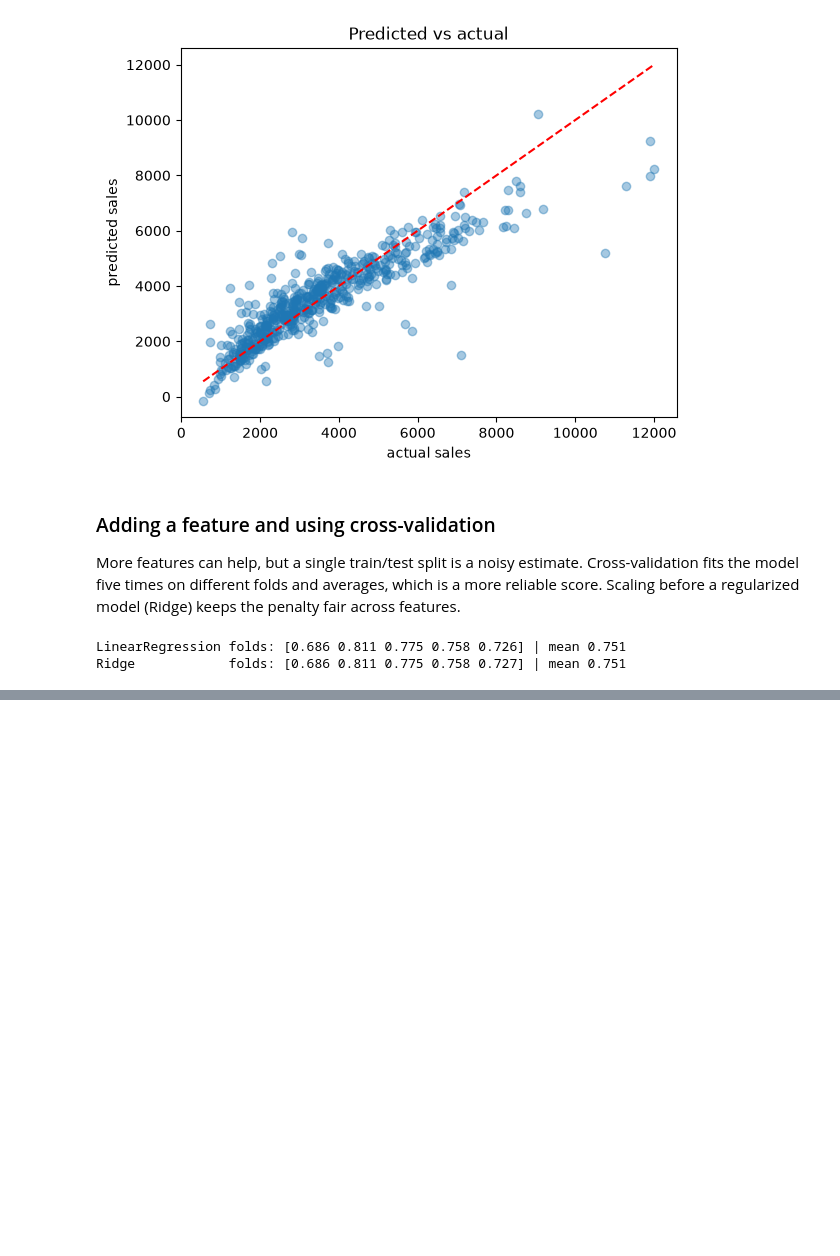
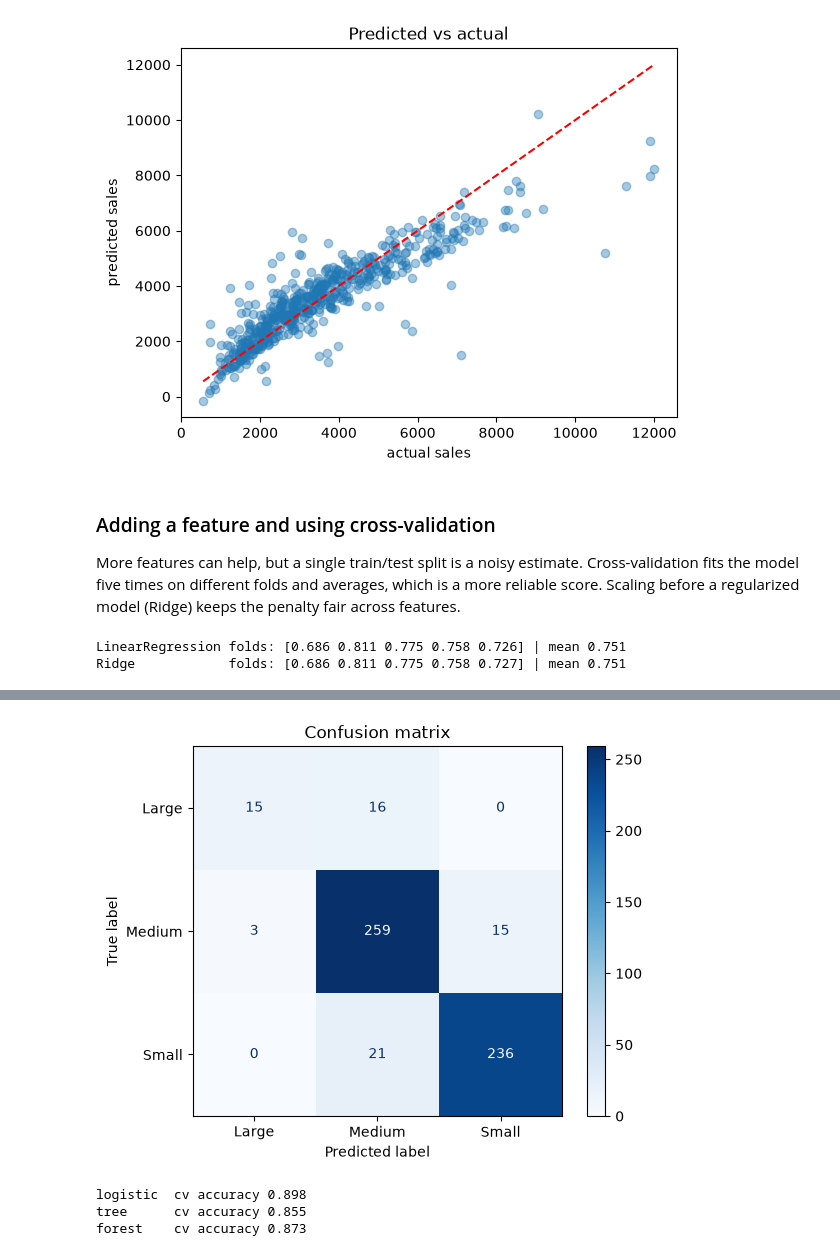
Before and after one commit to ahadhuss3in/ML, a Jupyter notebook: datascience/scikit-learn.ipynb, the cells around one changed output, grey strips where cells are left out. Drawn from its saved outputs; the diff is of its cells as text; code cells hidden in the pictures; blank space fills up the shorter version.

Commit message:
scikit-learn: classification and evaluation metrics

```diff
--- a/datascience/scikit-learn.ipynb
+++ b/datascience/scikit-learn.ipynb
@@ -88,0 +93,6 @@ Ridge            folds: [0.686 0.811 0.775 0.758 0.727] | mean 0.751
+# %%
+X = sales[['QUANTITYORDERED', 'PRICEEACH', 'MSRP']]
+y = sales['DEALSIZE']
+
+print(y.value_counts())
+print('majority-class baseline:', round(y.value_counts(normalize=True).max(), 3))
@@ -88,0 +106,14 @@ Ridge            folds: [0.686 0.811 0.775 0.758 0.727] | mean 0.751
+# %%
+from sklearn.linear_model import LogisticRegression
+from sklearn.metrics import accuracy_score, classification_report, ConfusionMatrixDisplay
+
+## stratify keeps the class proportions in both splits
+X_train, X_test, y_train, y_test = train_test_split(X, y, test_size=0.2, random_state=0, stratify=y)
+
+clf = make_pipeline(StandardScaler(), LogisticRegression(max_iter=1000))
+clf.fit(X_train, y_train)
+pred = clf.predict(X_test)
+
+print('accuracy:', round(accuracy_score(y_test, pred), 3))
+print()
+print(classification_report(y_test, pred))
@@ -88,0 +132,24 @@ Ridge            folds: [0.686 0.811 0.775 0.758 0.727] | mean 0.751
+# %%
+## which classes get confused with which?
+ConfusionMatrixDisplay.from_estimator(clf, X_test, y_test, cmap='Blues')
+plt.title('Confusion matrix')
+plt.show()
+# %% [output]
+[figure, added]
+# %%
+from sklearn.tree import DecisionTreeClassifier
+from sklearn.ensemble import RandomForestClassifier
+
+models = {
+    'logistic': make_pipeline(StandardScaler(), LogisticRegression(max_iter=1000)),
+    'tree': DecisionTreeClassifier(random_state=0),
+    'forest': RandomForestClassifier(n_estimators=100, random_state=0),
+}
+
+for name, m in models.items():
+    scores = cross_val_score(m, X, y, cv=5)
+    print(f'{name:9} cv accuracy {scores.mean():.3f}')
+# %% [output]
+logistic  cv accuracy 0.898
+tree      cv accuracy 0.855
+forest    cv accuracy 0.873
```
Also changed, not shown: parts of 4 cells of this notebook.
